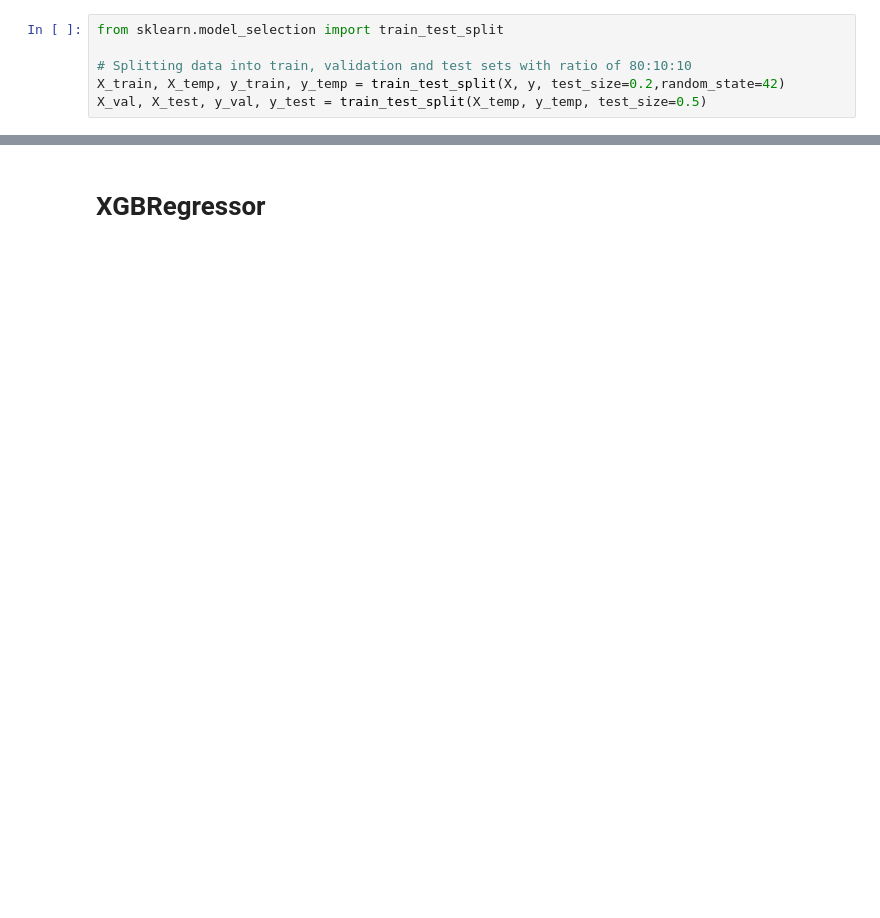
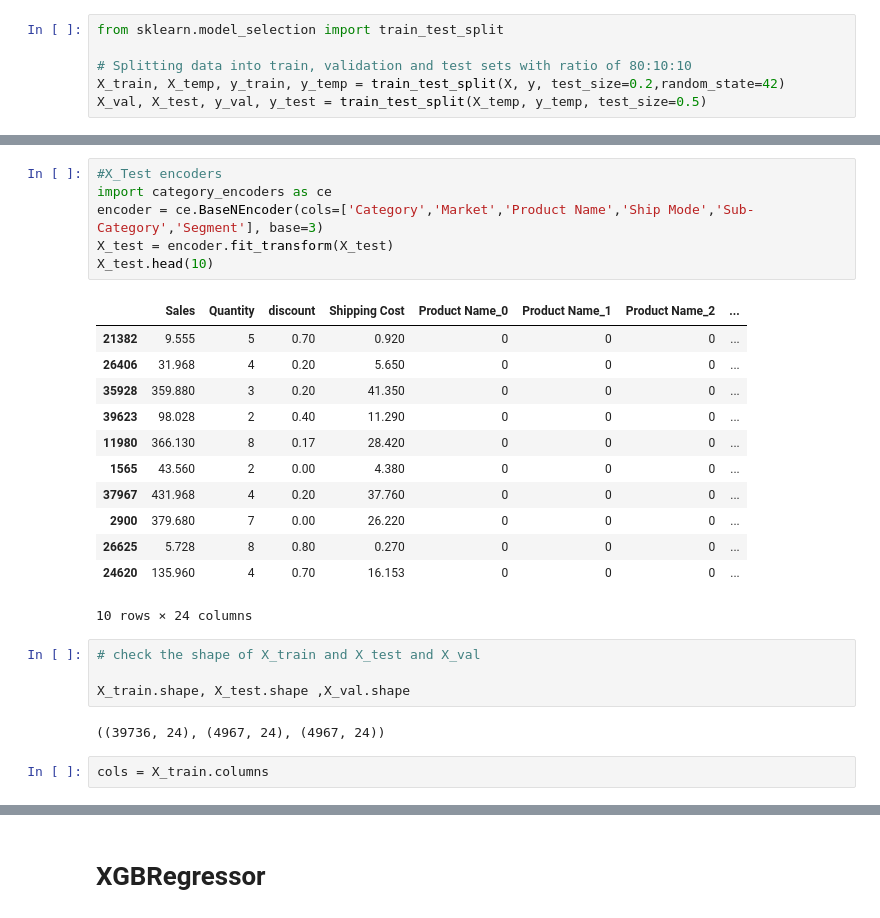
Before and after one commit to faridehebrahymy/Profit-prediction, a Jupyter notebook: Predict Profit.ipynb, the cells around one changed output, grey strips where cells are left out. Cells and saved outputs as stored; diff of their text form; blank space fills up the shorter version.

```diff
--- a/Predict Profit.ipynb
+++ b/Predict Profit.ipynb
@@ -140,0 +143,27 @@ X_val, X_test, y_val, y_test = train_test_split(X_temp, y_temp, test_size=0.5)
+# %%
+#X_Test encoders
+import category_encoders as ce
+encoder = ce.BaseNEncoder(cols=['Category','Market','Product Name','Ship Mode','Sub-Category','Segment'], base=3)
+X_test = encoder.fit_transform(X_test)
+X_test.head(10)
+# %% [output]
+|  | Sales | Quantity | discount | Shipping Cost | Product Name_0 | Product Name_1 | Product Name_2 | ... |
+| 21382 | 9.555 | 5 | 0.70 | 0.920 | 0 | 0 | 0 | ... |
+| 26406 | 31.968 | 4 | 0.20 | 5.650 | 0 | 0 | 0 | ... |
+| 35928 | 359.880 | 3 | 0.20 | 41.350 | 0 | 0 | 0 | ... |
+| 39623 | 98.028 | 2 | 0.40 | 11.290 | 0 | 0 | 0 | ... |
+| 11980 | 366.130 | 8 | 0.17 | 28.420 | 0 | 0 | 0 | ... |
+| 1565 | 43.560 | 2 | 0.00 | 4.380 | 0 | 0 | 0 | ... |
+| 37967 | 431.968 | 4 | 0.20 | 37.760 | 0 | 0 | 0 | ... |
+| 2900 | 379.680 | 7 | 0.00 | 26.220 | 0 | 0 | 0 | ... |
+| 26625 | 5.728 | 8 | 0.80 | 0.270 | 0 | 0 | 0 | ... |
+| 24620 | 135.960 | 4 | 0.70 | 16.153 | 0 | 0 | 0 | ... |
+10 rows × 24 columns
+# %%
+# check the shape of X_train and X_test and X_val
+
+X_train.shape, X_test.shape ,X_val.shape
+# %% [output]
+((39736, 24), (4967, 24), (4967, 24))
+# %%
+cols = X_train.columns
```
Also changed, not shown: parts of 16 cells of this notebook.
